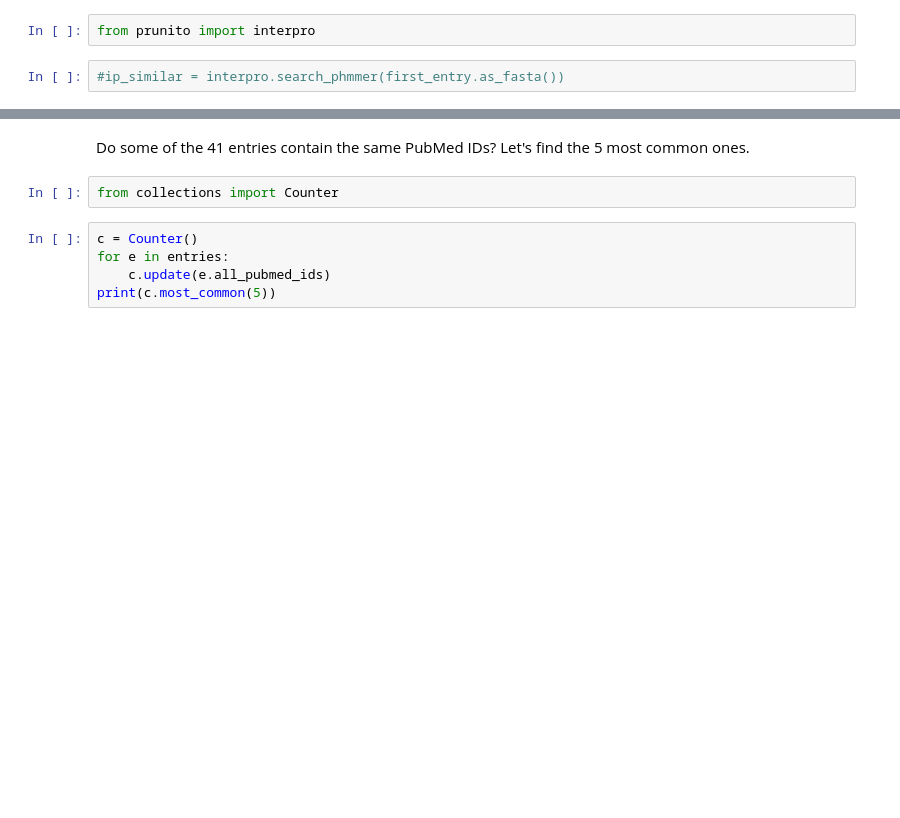
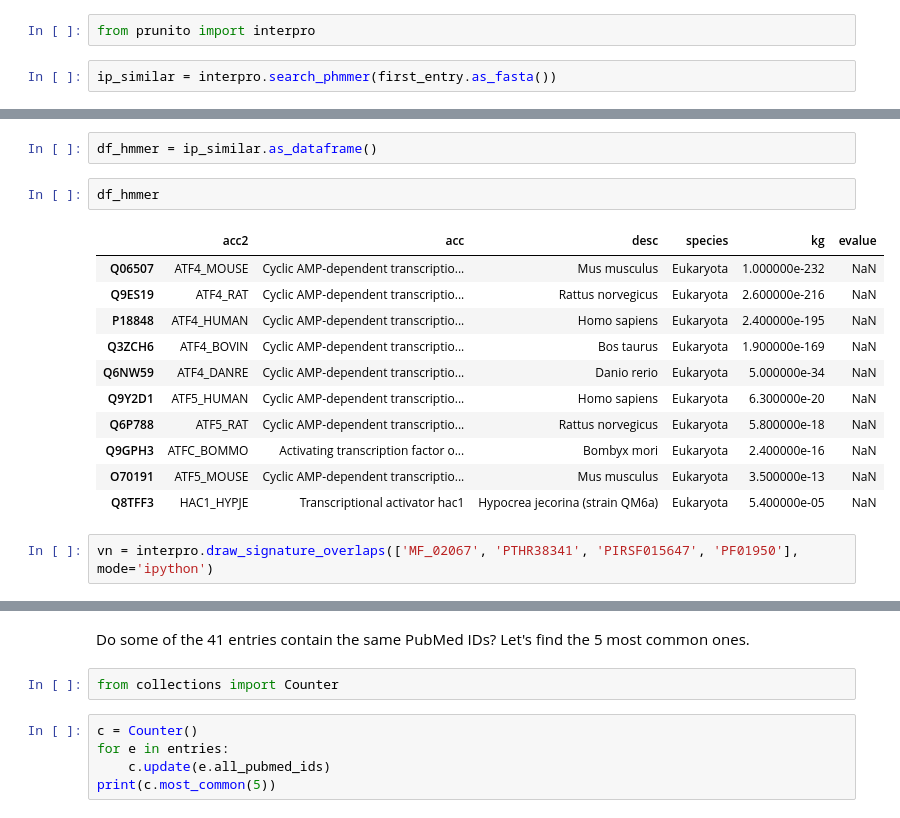
Before and after one commit to c0mpiler/prunito_playground, a Jupyter notebook: Examples for using prunito.ipynb, the cells around one changed output, grey strips where cells are left out. Drawn from its saved outputs; the diff is of its cells as text; blank space fills up the shorter version.

```diff
--- a/Examples for using prunito.ipynb
+++ b/Examples for using prunito.ipynb
@@ -177,4 +169,4 @@ Hiow about using InterPro's HMMER search instead of FASTA?
 # %%
 from prunito import interpro
 # %%
-#ip_similar = interpro.search_phmmer(first_entry.as_fasta())
+ip_similar = interpro.search_phmmer(first_entry.as_fasta())
@@ -180,0 +187,18 @@ from prunito import interpro
+# %%
+df_hmmer = ip_similar.as_dataframe()
+# %%
+df_hmmer
+# %% [output]
+|  | acc2 | acc | desc | species | kg | evalue |
+| Q06507 | ATF4_MOUSE | Cyclic AMP-dependent transcriptio... | Mus musculus | Eukaryota | 1.000000e-232 | NaN |
+| Q9ES19 | ATF4_RAT | Cyclic AMP-dependent transcriptio... | Rattus norvegicus | Eukaryota | 2.600000e-216 | NaN |
+| P18848 | ATF4_HUMAN | Cyclic AMP-dependent transcriptio... | Homo sapiens | Eukaryota | 2.400000e-195 | NaN |
+| Q3ZCH6 | ATF4_BOVIN | Cyclic AMP-dependent transcriptio... | Bos taurus | Eukaryota | 1.900000e-169 | NaN |
+| Q6NW59 | ATF4_DANRE | Cyclic AMP-dependent transcriptio... | Danio rerio | Eukaryota | 5.000000e-34 | NaN |
+| Q9Y2D1 | ATF5_HUMAN | Cyclic AMP-dependent transcriptio... | Homo sapiens | Eukaryota | 6.300000e-20 | NaN |
+| Q6P788 | ATF5_RAT | Cyclic AMP-dependent transcriptio... | Rattus norvegicus | Eukaryota | 5.800000e-18 | NaN |
+| Q9GPH3 | ATFC_BOMMO | Activating transcription factor o... | Bombyx mori | Eukaryota | 2.400000e-16 | NaN |
+| O70191 | ATF5_MOUSE | Cyclic AMP-dependent transcriptio... | Mus musculus | Eukaryota | 3.500000e-13 | NaN |
+| Q8TFF3 | HAC1_HYPJE | Transcriptional activator hac1 | Hypocrea jecorina (strain QM6a) | Eukaryota | 5.400000e-05 | NaN |
+# %%
+vn = interpro.draw_signature_overlaps(['MF_02067', 'PTHR38341', 'PIRSF015647', 'PF01950'], mode='ipython')
```
Also changed, not shown: parts of 19 cells of this notebook.
